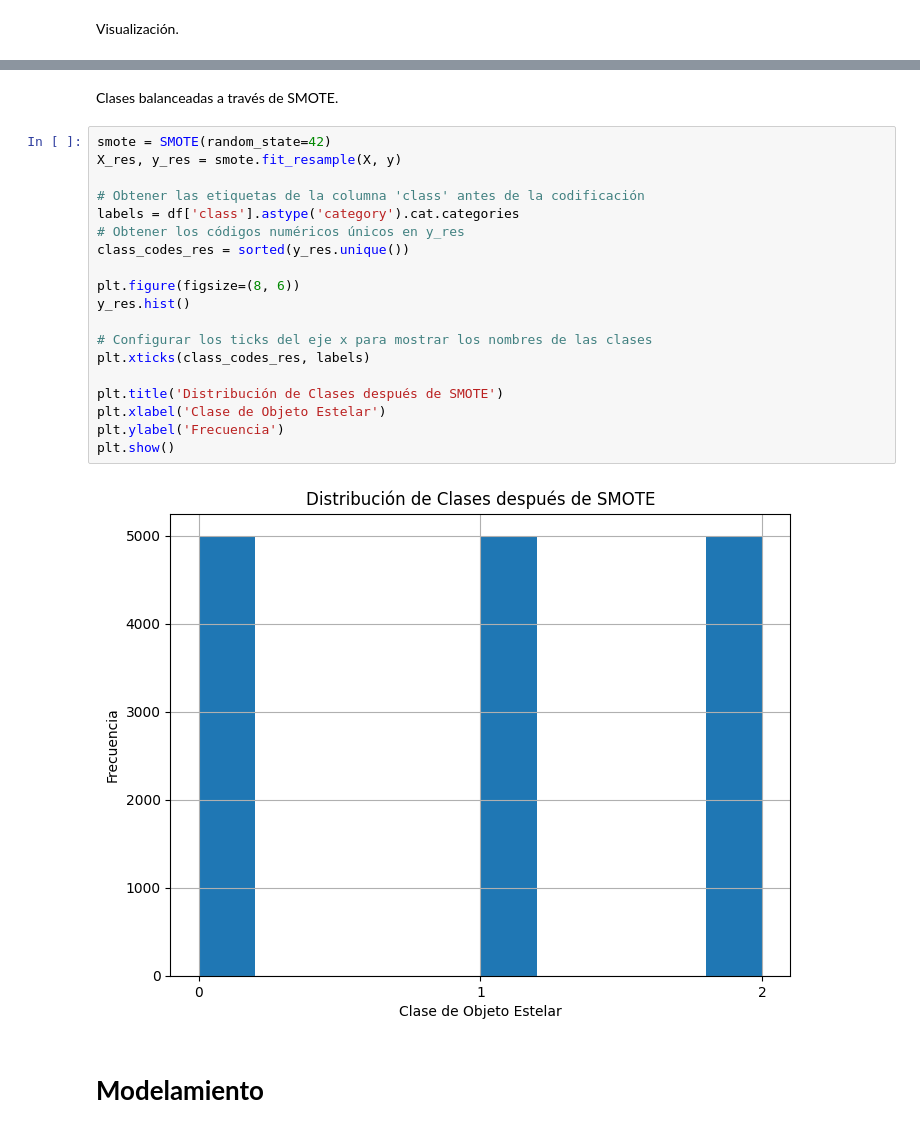
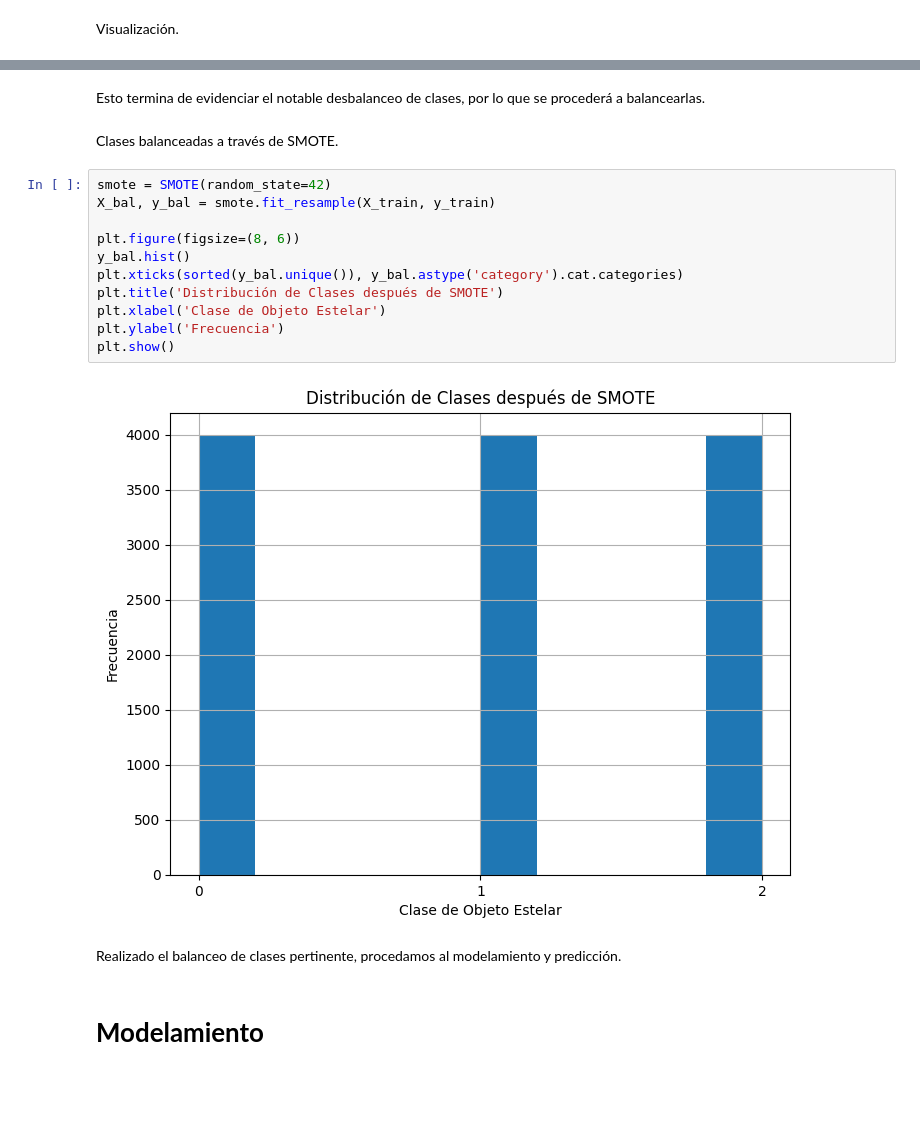
Before and after one commit to Kevin2558/Data_Science_Borrador, a Jupyter notebook: 10_Proyecto_Final/Opcion_2/Borrador.ipynb, the cells around one changed output, grey strips where cells are left out. Cells and saved outputs as stored; diff of their text form; blank space fills up the shorter version.

```diff
--- a/10_Proyecto_Final/Opcion_2/Borrador.ipynb
+++ b/10_Proyecto_Final/Opcion_2/Borrador.ipynb
@@ -318,25 +317,21 @@ plt.show()
+# %% [markdown]
+Esto termina de evidenciar el notable desbalanceo de clases, por lo que se procederá a balancearlas.
 # %% [markdown]
 Clases balanceadas a través de SMOTE.
 # %%
 smote = SMOTE(random_state=42)
-X_res, y_res = smote.fit_resample(X, y)
-
-# Obtener las etiquetas de la columna 'class' antes de la codificación
-labels = df['class'].astype('category').cat.categories
-# Obtener los códigos numéricos únicos en y_res
-class_codes_res = sorted(y_res.unique())
+X_bal, y_bal = smote.fit_resample(X_train, y_train)
 
 plt.figure(figsize=(8, 6))
-y_res.hist()
-
-# Configurar los ticks del eje x para mostrar los nombres de las clases
-plt.xticks(class_codes_res, labels)
-
+y_bal.hist()
+plt.xticks(sorted(y_bal.unique()), y_bal.astype('category').cat.categories)
 plt.title('Distribución de Clases después de SMOTE')
 plt.xlabel('Clase de Objeto Estelar')
 plt.ylabel('Frecuencia')
 plt.show()
 # %% [output]
-[figure, old version]
+[figure, new version]
+# %% [markdown]
+Realizado el balanceo de clases pertinente, procedamos al modelamiento y predicción.
 # %% [markdown]
 # **Modelamiento**
```
Also changed, not shown: parts of 27 cells of this notebook.
